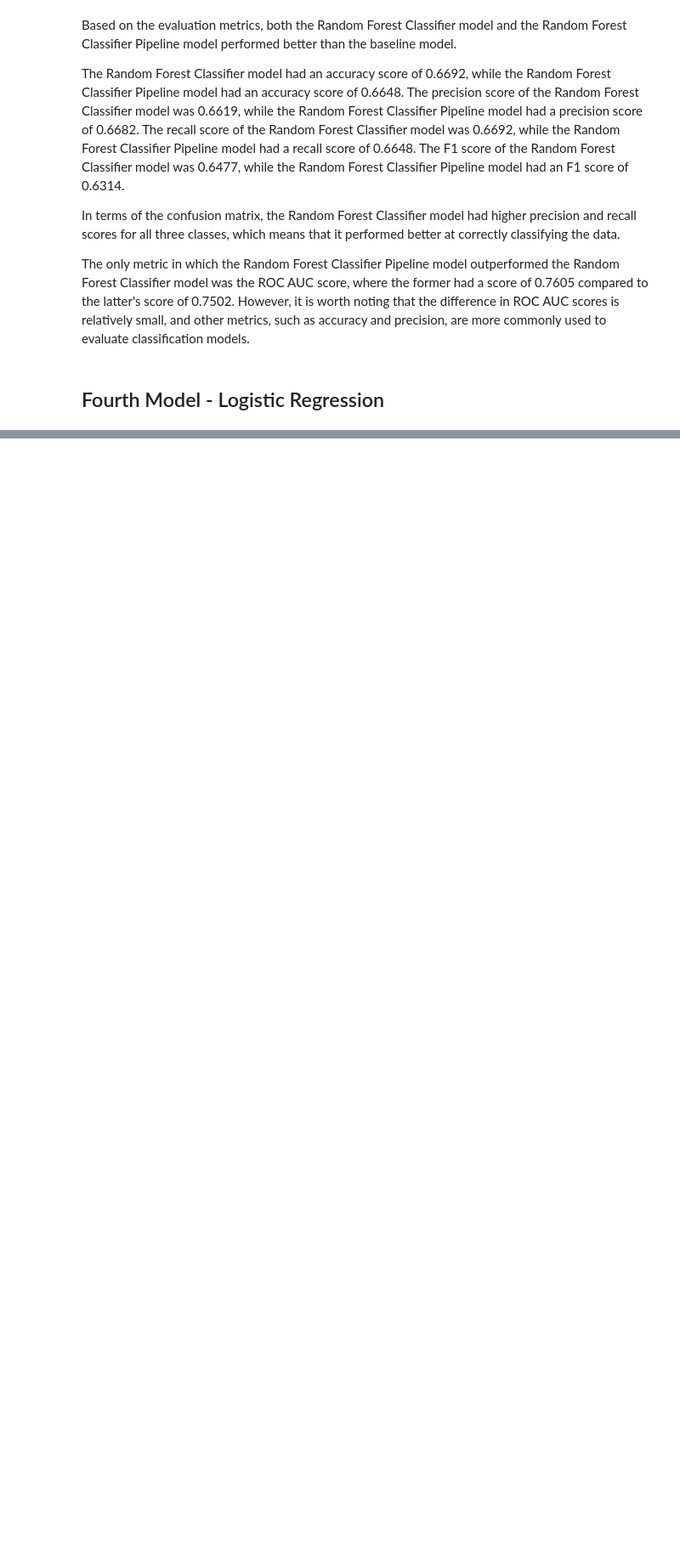
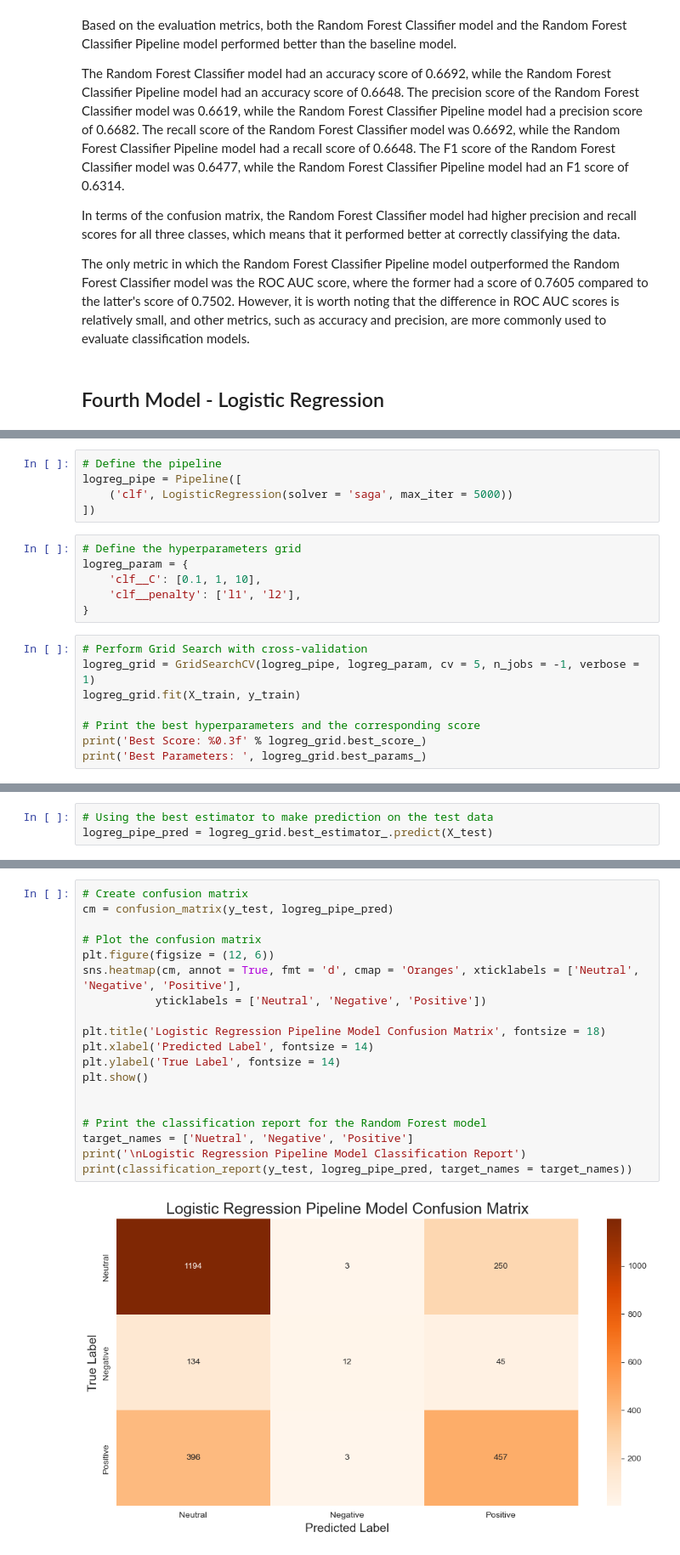
Before and after one commit to Bywani/AG_Sentiment_Analysis, a Jupyter notebook: Apple-Google Sentiment Analyzer.ipynb, the cells around one changed output, grey strips where cells are left out. Shown at 85% size. Saved outputs shown, nothing was run; the diff lists cells and outputs as text; blank space fills up the shorter version.

```diff
--- a/Apple-Google Sentiment Analyzer.ipynb
+++ b/Apple-Google Sentiment Analyzer.ipynb
@@ -904,0 +982,19 @@ The only metric in which the Random Forest Classifier Pipeline model outperforme
+# %%
+# Define the pipeline
+logreg_pipe = Pipeline([
+    ('clf', LogisticRegression(solver = 'saga', max_iter = 5000))
+])
+# %%
+# Define the hyperparameters grid
+logreg_param = {
+    'clf__C': [0.1, 1, 10],
+    'clf__penalty': ['l1', 'l2'],
+}
+# %%
+# Perform Grid Search with cross-validation
+logreg_grid = GridSearchCV(logreg_pipe, logreg_param, cv = 5, n_jobs = -1, verbose = 1)
+logreg_grid.fit(X_train, y_train)
+
+# Print the best hyperparameters and the corresponding score
+print('Best Score: %0.3f' % logreg_grid.best_score_)
+print('Best Parameters: ', logreg_grid.best_params_)
@@ -904,0 +1005,3 @@ The only metric in which the Random Forest Classifier Pipeline model outperforme
+# %%
+# Using the best estimator to make prediction on the test data
+logreg_pipe_pred = logreg_grid.best_estimator_.predict(X_test)
@@ -904,0 +1023,21 @@ The only metric in which the Random Forest Classifier Pipeline model outperforme
+# %%
+# Create confusion matrix
+cm = confusion_matrix(y_test, logreg_pipe_pred)
+
+# Plot the confusion matrix
+plt.figure(figsize = (12, 6))
+sns.heatmap(cm, annot = True, fmt = 'd', cmap = 'Oranges', xticklabels = ['Neutral', 'Negative', 'Positive'],
+           yticklabels = ['Neutral', 'Negative', 'Positive'])
+
+plt.title('Logistic Regression Pipeline Model Confusion Matrix', fontsize = 18)
+plt.xlabel('Predicted Label', fontsize = 14)
+plt.ylabel('True Label', fontsize = 14)
+plt.show()
+
+
+# Print the classification report for the Random Forest model
+target_names = ['Nuetral', 'Negative', 'Positive']
+print('\nLogistic Regression Pipeline Model Classification Report')
+print(classification_report(y_test, logreg_pipe_pred, target_names = target_names))
+# %% [output]
+[figure, added]
```
Also changed, not shown: parts of 36 cells of this notebook.
